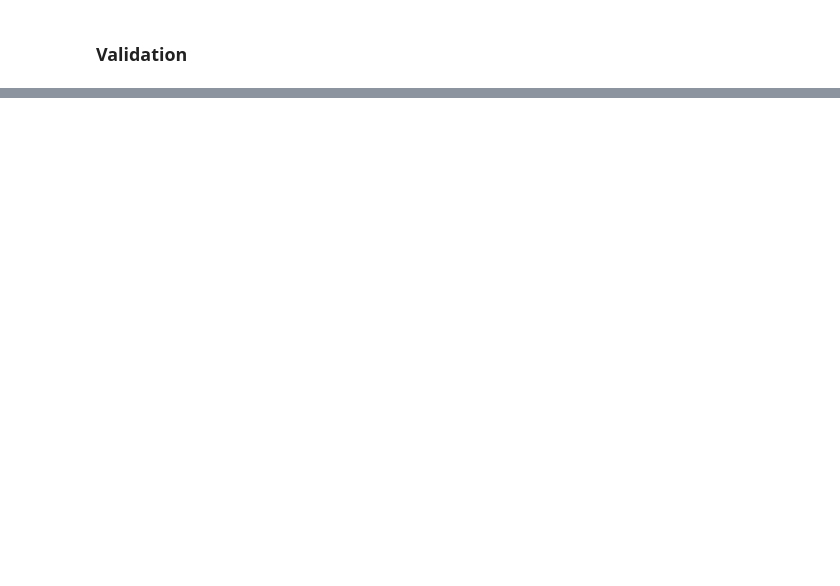
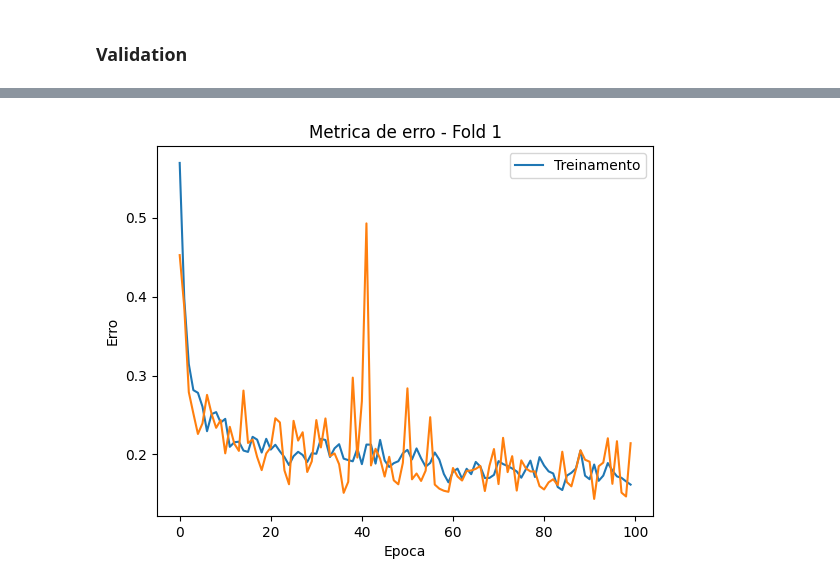
Before and after one commit to JonasFOliveira/ML-Final-Project, a Jupyter notebook: rede_neural.ipynb, the cells around one changed output, grey strips where cells are left out. Drawn from its saved outputs; the diff is of its cells as text; code cells hidden in the pictures; blank space fills up the shorter version.

```diff
--- a/rede_neural.ipynb
+++ b/rede_neural.ipynb
@@ -198,5 +169,2 @@ print(f"--> acc_train - acc_test = {acc_train - acc_test:.4f}")
 # %% [markdown]
 ### Validation
-# %%
-
-history = model.fit(trainX, train_y_coef, validation_data=(validationX, validation_y_coef), epochs=100, batch_size=BATCH_SIZE)
@@ -258,0 +171,85 @@ class NeuralNetwork():
+# %%
+from sklearn.model_selection import StratifiedKFold
+
+X_train, X_test, y_train, y_test = model_selection.train_test_split(X_data, y_data, random_state=RANDOM_SEED, test_size=0.2)
+
+# Garante o balanceamento nos folds
+skf = StratifiedKFold(n_splits=5, shuffle=True)
+
+accuracies_train = []
+accuracies_val = []
+history_list = []
+
+# Realiza o k-fold cross validation
+i = 0
+for train_index, val_index in skf.split(X_train, y_train):
+    i = i + 1
+    X_train_fold, X_val_fold = X_train[train_index], X_train[val_index]
+    y_train_fold, y_val_fold = y_train[train_index], y_train[val_index]
+
+    model = Sequential()
+    # Rede configurada a partir de informações da dimensão VC e da regra de ouro
+    model.add(Dense(22, input_dim=15, kernel_initializer='normal', activation='tanh'))
+    model.add(Dense(1, kernel_initializer='normal', activation='sigmoid'))
+
+    # Instanciação e configuração de otimizadores
+    sgd = optimizers.SGD(learning_rate=0.01)
+
+    # Compila o modelo
+    model.compile(loss='binary_crossentropy', optimizer=sgd, metrics=['accuracy'])
+
+    # Treina o modelo
+    history = model.fit(X_train_fold, y_train_fold, validation_data=(X_val_fold, y_val_fold), epochs=100, batch_size=BATCH_SIZE, verbose=0)
+    history_list.append(history)
+
+    # Avalia o modelo
+    _, accuracy_train = model.evaluate(X_train_fold, y_train_fold, batch_size=BATCH_SIZE, verbose=0)
+    _, accuracy_val = model.evaluate(X_val_fold, y_val_fold, batch_size=BATCH_SIZE, verbose=0)
+    accuracies_train.append(accuracy_train)
+    accuracies_val.append(accuracy_val)
+
+    # Exibe o historico de treinamento para um fold especifico
+    plt.plot(history.history['loss'])
+    plt.plot(history.history['val_loss'])
+    plt.title(f'Metrica de erro - Fold {i}')
+    plt.ylabel('Erro')
+    plt.xlabel('Epoca')
+    plt.legend(['Treinamento'])
+    plt.show()
+
+    print(f'--> Acuracia (treino): {accuracy_train:.4f}')
+    print(f'--> Acuracia (validacao): {accuracy_val:.4f}')
+    print(f"--> E_val - E_in = {(history.history['val_loss'][-1] - history.history['loss'][-1]):.4f}")
+    print(f"--> acc_in - acc_val = {accuracy_train - accuracy_val:.4f}\n")
+
+# Calcula a acuracia media
+avg_accuracy_train = np.mean(accuracies_train)
+avg_accuracy_val = np.mean(accuracies_val)
+
+# Historico com valores medios dos folds
+history_loss_avg = []
+history_val_loss_avg = []
+aux_list1 = []
+aux_list2 = []
+
+for i in range(len(history.history['loss'])):
+    for j in range(len(history_list)):
+        aux_list1.append(history_list[j].history['loss'][i])
+        aux_list2.append(history_list[j].history['val_loss'][i])
+    history_loss_avg.append(np.mean(aux_list1))
+    history_val_loss_avg.append(np.mean(aux_list2))
+
+plt.plot(history_loss_avg)
+plt.plot(history_val_loss_avg)
+plt.title('Metrica de erro - Media dos Folds')
+plt.ylabel('Erro')
+plt.xlabel('Epoca')
+plt.legend(['Treinamento'])
+plt.show()
+
+print(f'--> Acuracia (treino): {avg_accuracy_train:.4f}')
+print(f'--> Acuracia (validacao): {avg_accuracy_val:.4f}')
+print(f"--> E_val - E_in = {(history_val_loss_avg[-1] - history_loss_avg[-1]):.4f}")
+print(f"--> acc_in - acc_val = {accuracy_train - accuracy_val:.4f}\n")
+# %% [output]
+[figure, added]
```
Also changed, not shown: parts of 21 cells of this notebook, 2 other files.
